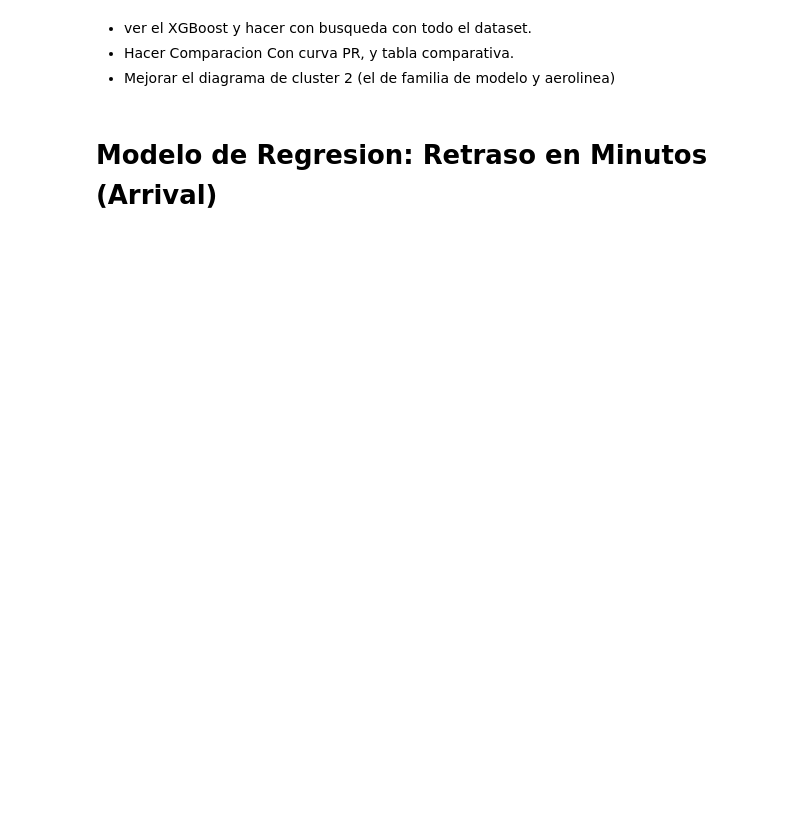
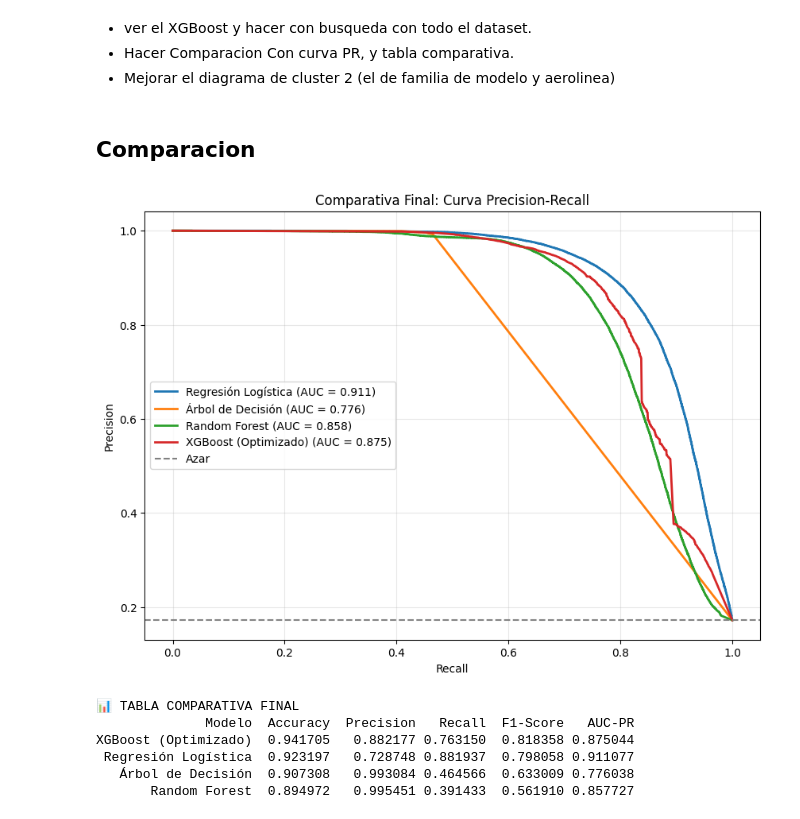
Before and after one commit to MartinEO2005/Proyecto_Open_Data, a Jupyter notebook: ml_supervisado.ipynb, the cells around one changed output. Saved outputs shown, nothing was run; the diff lists cells and outputs as text; code cells hidden in the pictures; blank space fills up the shorter version.

```diff
--- a/ml_supervisado.ipynb
+++ b/ml_supervisado.ipynb
@@ -602,64 +627,68 @@ weighted avg       0.83      0.20      0.10    305377
 - ver el XGBoost y hacer con busqueda con todo el dataset.
 - Hacer Comparacion Con curva PR, y tabla comparativa.
 - Mejorar el diagrama de cluster 2 (el de familia de modelo y aerolinea)
-# %% [markdown]
-# **Modelo de Regresion:** Retraso en Minutos (Arrival)
+# %% [markdown]
+## Comparacion
 # %%
 import matplotlib.pyplot as plt
 from sklearn.metrics import precision_recall_curve, auc, f1_score, precision_score, recall_score, accuracy_score
 import pandas as pd
 
-# 1. PREPARACIÓN DE MODELOS Y DATOS
-# Asumo que tienes guardados tus modelos: lr_model, tree_model, rf_model, best_xgb
+# Definimos los modelos a comparar
 models = {
-    'Regresión Logística': lr_model,
-    'Árbol de Decisión': tree_model,
+    'Regresión Logística': best_model,
+    'Árbol de Decisión': best_tree,
     'Random Forest': best_rf,
-    'XGBoost (LOOE)': best_xgb_final
+    'XGBoost (Optimizado)': model_master
 }
 
 results = []
-
 plt.figure(figsize=(10, 7))
 
 for name, model in models.items():
-    # Obtener probabilidades (necesario para la curva PR)
-    # Nota: Algunos modelos pueden requerir nombres de columnas distintos si usaste X_test_rf o X_test_encoded
-    if "XGBoost" in name or "Random Forest" in name:
-        X_eval = X_test_encoded
-    else:
-        X_eval = X_test_encoded # Ajusta aquí si usaste sets distintos
+    # Ajuste de columnas
+    cols = model.feature_names_in_ if hasattr(model, 'feature_names_in_') else X_train_encoded.columns
+    X_eval = X_test_encoded[cols]
 
+    # Probabilidades
     y_probs = model.predict_proba(X_eval)[:, 1]
-    y_pred = model.predict(X_eval)
 
-    # Calcular métricas para la tabla
-    precision, recall, _ = precision_recall_curve(y_test_bin, y_probs)
-    pr_auc = auc(recall, precision)
+    # APLICAMOS UMBRAL: best_threshold para XGBoost, 0.5 para el resto
+    umbral = best_threshold if 'XGBoost' in name else 0.5
+    y_pred = (y_probs > umbral).astype(int)
+
+    # Métricas
+    precision_vals, recall_vals, _ = precision_recall_curve(y_test_bin, y_probs)
+    pr_auc = auc(recall_vals, precision_vals)
 
     results.append({
         'Modelo': name,
         'Accuracy': accuracy_score(y_test_bin, y_pred),
         'Precision': precision_score(y_test_bin, y_pred),
         'Recall': recall_score(y_test_bin, y_pred),
         'F1-Score': f1_score(y_test_bin, y_pred),
         'AUC-PR': pr_auc
     })
 
-    # Dibujar la curva
-    plt.plot(recall, precision, label=f'{name} (AUC = {pr_auc:.3f})')
+    plt.plot(recall_vals, precision_vals, label=f'{name} (AUC = {pr_auc:.3f})', linewidth=2)
 
-# 2. ESTÉTICA DE LA GRÁFICA
-plt.xlabel('Recall (Sensibilidad)')
-plt.ylabel('Precision (Calidad de Alarma)')
-plt.title('Curva Precision-Recall: ¿Qué modelo detecta mejor los retrasos reales?')
-plt.legend(loc='best')
+# Estética y Tabla
+plt.axhline(y=y_test_bin.mean(), color='grey', linestyle='--', label='Azar')
+plt.xlabel('Recall')
+plt.ylabel('Precision')
+plt.title('Comparativa Final: Curva Precision-Recall')
+plt.legend()
 plt.grid(alpha=0.3)
 plt.show()
 
-# 3. MOSTRAR TABLA COMPARATIVA
 df_resumen = pd.DataFrame(results).sort_values(by='F1-Score', ascending=False)
-print("\n" + "="*60)
-print("TABLA COMPARATIVA DE RENDIMIENTO")
-print("="*60)
+print("\n📊 TABLA COMPARATIVA FINAL")
 print(df_resumen.to_string(index=False))
+# %% [output]
+[figure, added]
+📊 TABLA COMPARATIVA FINAL
+              Modelo  Accuracy  Precision   Recall  F1-Score   AUC-PR
+XGBoost (Optimizado)  0.941705   0.882177 0.763150  0.818358 0.875044
+ Regresión Logística  0.923197   0.728748 0.881937  0.798058 0.911077
+   Árbol de Decisión  0.907308   0.993084 0.464566  0.633009 0.776038
+       Random Forest  0.894972   0.995451 0.391433  0.561910 0.857727
```
Also changed, not shown: parts of 12 cells of this notebook.
